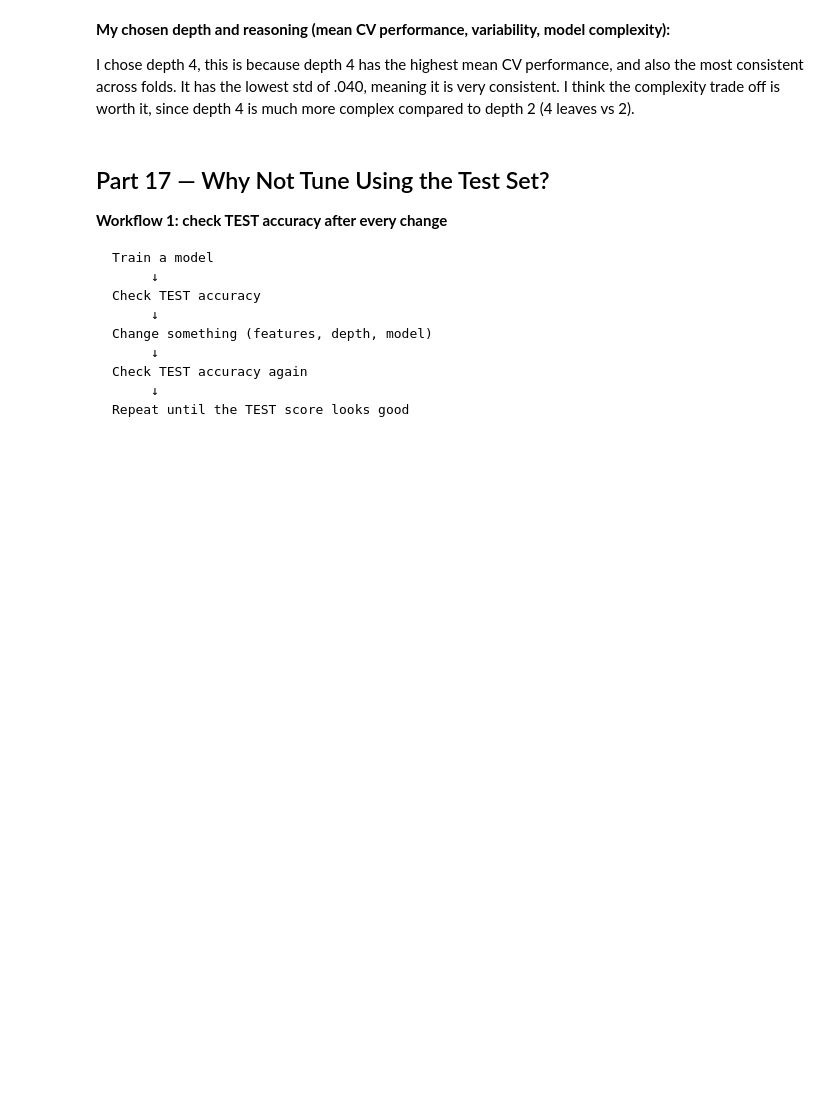
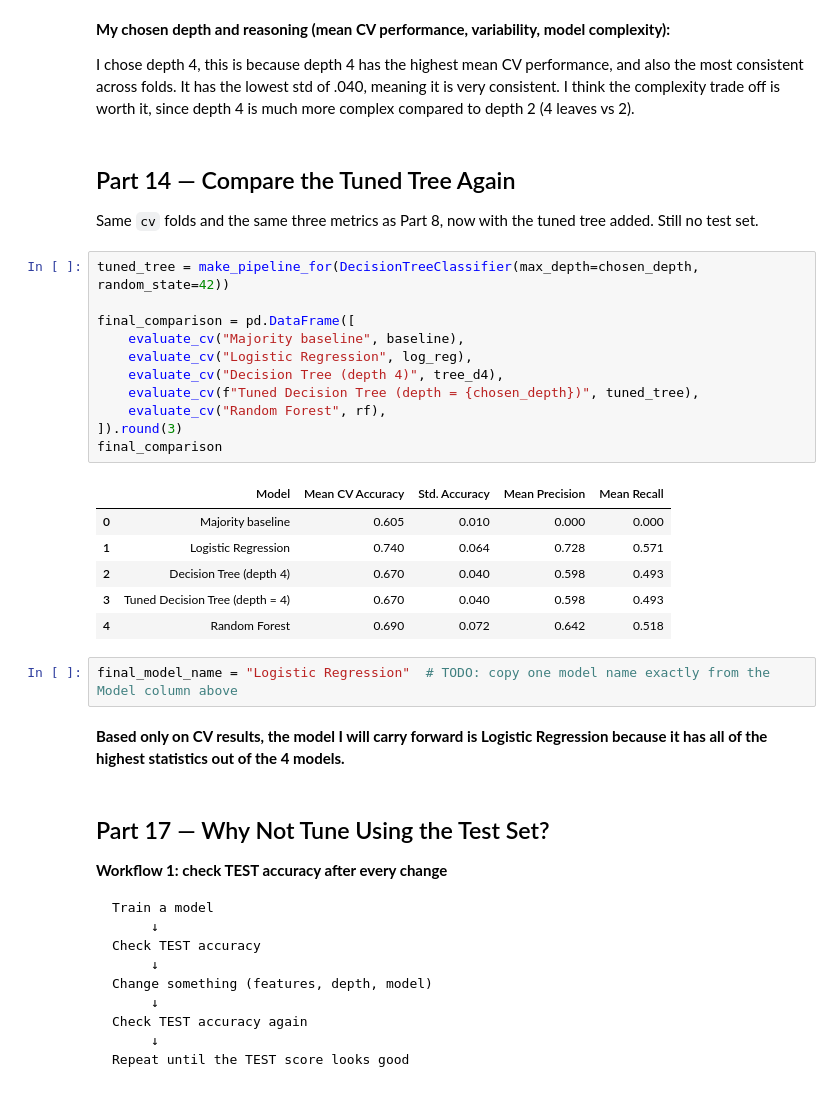
Before and after one commit to JGrade2005/CSE4095_2026, a Jupyter notebook: in_class_assignments/class10/CSE4095_Class10_Starter.ipynb, the cells around one changed output. Cells and saved outputs as stored; diff of their text form; blank space fills up the shorter version.

Commit message:
complete part 14

```diff
--- a/in_class_assignments/class10/CSE4095_Class10_Starter.ipynb
+++ b/in_class_assignments/class10/CSE4095_Class10_Starter.ipynb
@@ -585,6 +585,31 @@ chosen_depth = 4  # TODO: set this after reading the table
 **My chosen depth and reasoning (mean CV performance, variability, model complexity):**
 
 I chose depth 4, this is because depth 4 has the highest mean CV performance, and also the most consistent across folds. It has the lowest std of .040, meaning it is very consistent. I think the complexity trade off is worth it, since depth 4 is much more complex compared to depth 2 (4 leaves vs 2).
+# %% [markdown]
+## Part 14 — Compare the Tuned Tree Again
+Same `cv` folds and the same three metrics as Part 8, now with the tuned tree added. Still no test set.
+# %%
+tuned_tree = make_pipeline_for(DecisionTreeClassifier(max_depth=chosen_depth, random_state=42))
+
+final_comparison = pd.DataFrame([
+    evaluate_cv("Majority baseline", baseline),
+    evaluate_cv("Logistic Regression", log_reg),
+    evaluate_cv("Decision Tree (depth 4)", tree_d4),
+    evaluate_cv(f"Tuned Decision Tree (depth = {chosen_depth})", tuned_tree),
+    evaluate_cv("Random Forest", rf),
+]).round(3)
+final_comparison
+# %% [output]
+|  | Model | Mean CV Accuracy | Std. Accuracy | Mean Precision | Mean Recall |
+| 0 | Majority baseline | 0.605 | 0.010 | 0.000 | 0.000 |
+| 1 | Logistic Regression | 0.740 | 0.064 | 0.728 | 0.571 |
+| 2 | Decision Tree (depth 4) | 0.670 | 0.040 | 0.598 | 0.493 |
+| 3 | Tuned Decision Tree (depth = 4) | 0.670 | 0.040 | 0.598 | 0.493 |
+| 4 | Random Forest | 0.690 | 0.072 | 0.642 | 0.518 |
+# %%
+final_model_name = "Logistic Regression"  # TODO: copy one model name exactly from the Model column above
+# %% [markdown]
+**Based only on CV results, the model I will carry forward is Logistic Regression because it has all of the highest statistics out of the 4 models.**
 # %% [markdown]
 ## Part 17 — Why Not Tune Using the Test Set?
 
```
Also changed, not shown: 1 other file.
